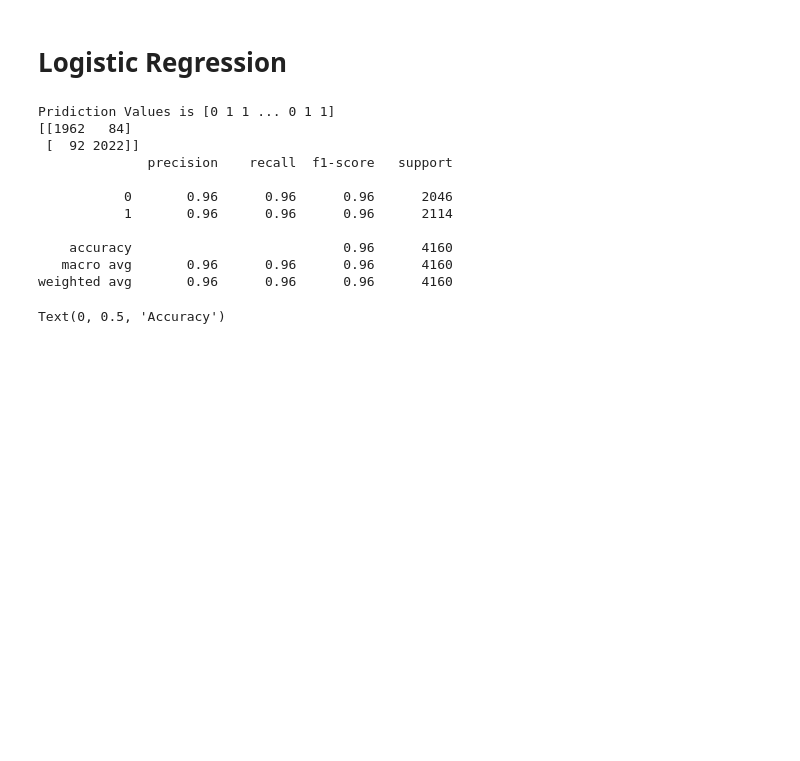
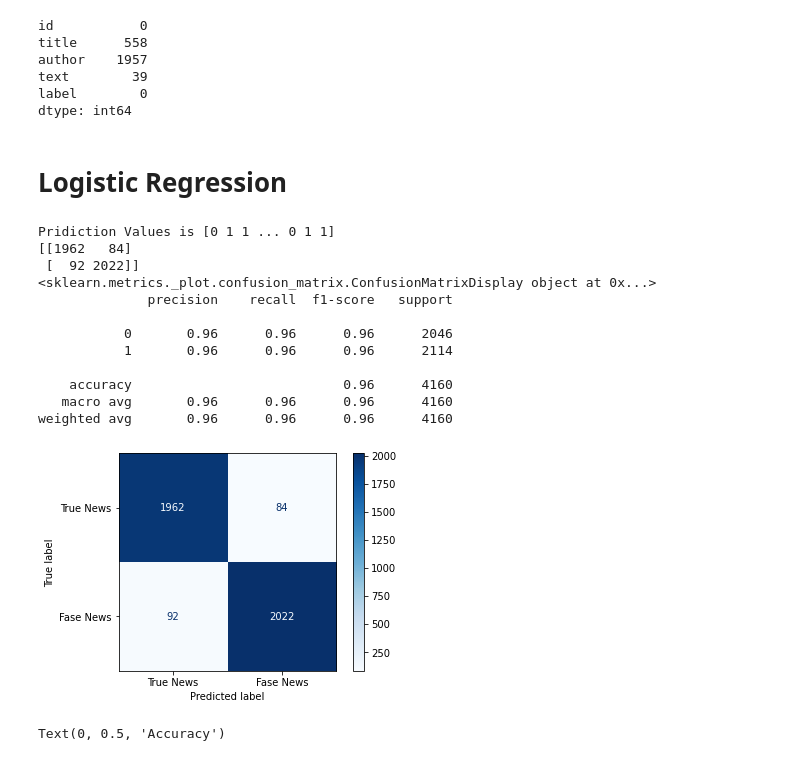
Before and after one commit to jatinchawda1503/Fake-News-Detection, a Jupyter notebook: fake-news.ipynb, the cells around one changed output. Drawn from its saved outputs; the diff is of its cells as text; code cells hidden in the pictures; blank space fills up the shorter version.

Commit message:
updated confusion matrix

```diff
--- a/fake-news.ipynb
+++ b/fake-news.ipynb
@@ -73 +76,10 @@ def get_report(actual,predicted):
+# %%
+data.isna().sum()
+# %% [output]
+id           0
+title      558
+author    1957
+text        39
+label        0
+dtype: int64
 # %%
@@ -83,25 +96,29 @@ X_test = vectorize_data(X_test,'test')
 # %%
 from sklearn.linear_model import LogisticRegression
 LR = LogisticRegression()
 linear = LR.fit(X_train, y_train)
 y_pred = get_prediction(linear,X_test)
 matrix,report = get_report(y_test,y_pred)
 
 print("Pridiction Values is",y_pred)
 print(matrix)
+cm = ConfusionMatrixDisplay(matrix, display_labels=["True News", "Fase News"]).plot(cmap='Blues')
+print(cm)
 print(report)
 # %% [output]
 Pridiction Values is [0 1 1 ... 0 1 1]
 [[1962   84]
  [  92 2022]]
+<sklearn.metrics._plot.confusion_matrix.ConfusionMatrixDisplay object at 0x...>
               precision    recall  f1-score   support
 
            0       0.96      0.96      0.96      2046
            1       0.96      0.96      0.96      2114
 
     accuracy                           0.96      4160
    macro avg       0.96      0.96      0.96      4160
 weighted avg       0.96      0.96      0.96      4160
+[figure, added]
 # %%
 from sklearn.neighbors import KNeighborsClassifier
 from sklearn import metrics
```
Also changed, not shown: parts of 11 cells of this notebook, 2 other files.
